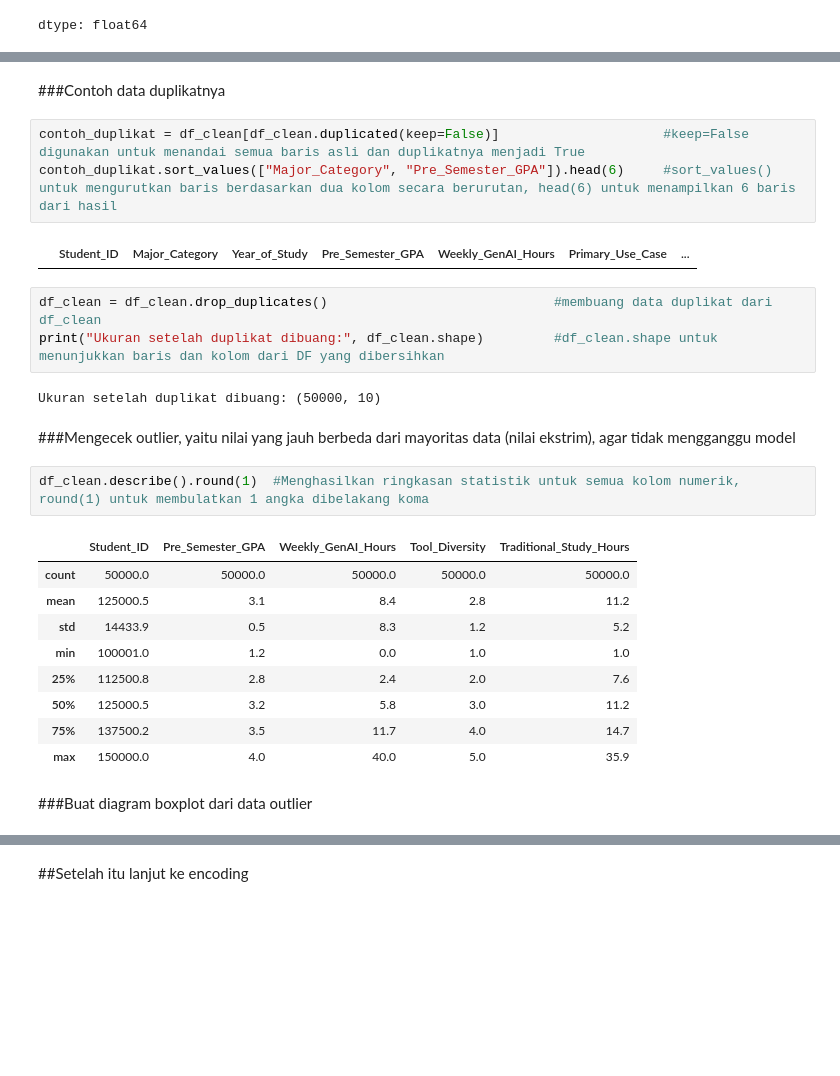
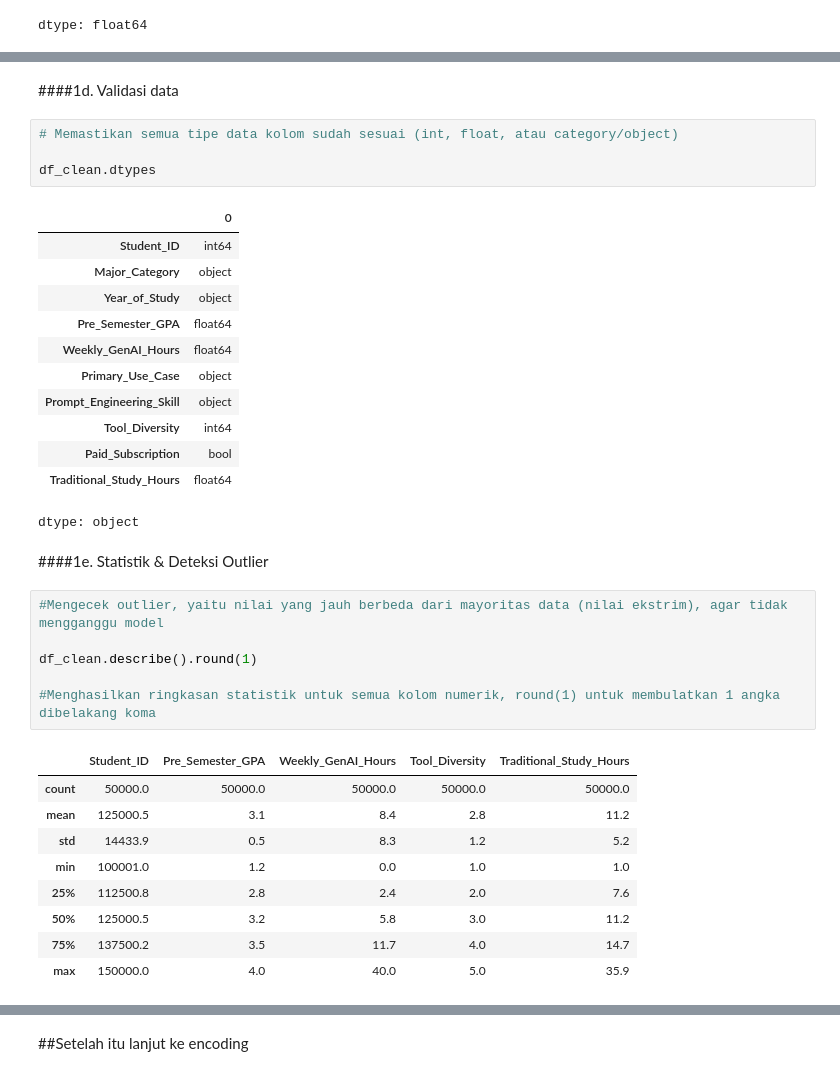
Before and after one commit to Shxrp08/Project_SG_I-Smile_Group6_2026, a Jupyter notebook: Project_SG_Group_6_Rev1.ipynb, the cells around one changed output, grey strips where cells are left out. Saved outputs shown, nothing was run; the diff lists cells and outputs as text; blank space fills up the shorter version.

```diff
--- a/Project_SG_Group_6_Rev1.ipynb
+++ b/Project_SG_Group_6_Rev1.ipynb
@@ -351,19 +367,30 @@ np.int64(0)
 # %% [markdown]
-###Contoh data duplikatnya
+####1d. Validasi data
-# %%
-contoh_duplikat = df_clean[df_clean.duplicated(keep=False)]                     #keep=False digunakan untuk menandai semua baris asli dan duplikatnya menjadi True
-contoh_duplikat.sort_values(["Major_Category", "Pre_Semester_GPA"]).head(6)     #sort_values() untuk mengurutkan baris berdasarkan dua kolom secara berurutan, head(6) untuk menampilkan 6 baris dari hasil
-# %% [output]
-|  | Student_ID | Major_Category | Year_of_Study | Pre_Semester_GPA | Weekly_GenAI_Hours | Primary_Use_Case | ... |
-# %%
-df_clean = df_clean.drop_duplicates()                             #membuang data duplikat dari df_clean
-print("Ukuran setelah duplikat dibuang:", df_clean.shape)         #df_clean.shape untuk menunjukkan baris dan kolom dari DF yang dibersihkan
-# %% [output]
-Ukuran setelah duplikat dibuang: (50000, 10)
-# %% [markdown]
-###Mengecek outlier, yaitu nilai yang jauh berbeda dari mayoritas data (nilai ekstrim), agar tidak mengganggu model
+# %%
+# Memastikan semua tipe data kolom sudah sesuai (int, float, atau category/object)
+
+df_clean.dtypes
+# %% [output]
+|  | 0 |
+| Student_ID | int64 |
+| Major_Category | object |
+| Year_of_Study | object |
+| Pre_Semester_GPA | float64 |
+| Weekly_GenAI_Hours | float64 |
+| Primary_Use_Case | object |
+| Prompt_Engineering_Skill | object |
+| Tool_Diversity | int64 |
+| Paid_Subscription | bool |
+| Traditional_Study_Hours | float64 |
+dtype: object
+# %% [markdown]
+####1e. Statistik & Deteksi Outlier
 # %%
-df_clean.describe().round(1)  #Menghasilkan ringkasan statistik untuk semua kolom numerik, round(1) untuk membulatkan 1 angka dibelakang koma
+#Mengecek outlier, yaitu nilai yang jauh berbeda dari mayoritas data (nilai ekstrim), agar tidak mengganggu model
+
+df_clean.describe().round(1)
+
+#Menghasilkan ringkasan statistik untuk semua kolom numerik, round(1) untuk membulatkan 1 angka dibelakang koma
 # %% [output]
 |  | Student_ID | Pre_Semester_GPA | Weekly_GenAI_Hours | Tool_Diversity | Traditional_Study_Hours |
 | count | 50000.0 | 50000.0 | 50000.0 | 50000.0 | 50000.0 |
@@ -374,6 +401,4 @@ df_clean.describe().round(1)  #Menghasilkan ringkasan statistik untuk semua kolo
 | 50% | 125000.5 | 3.2 | 5.8 | 3.0 | 11.2 |
 | 75% | 137500.2 | 3.5 | 11.7 | 4.0 | 14.7 |
 | max | 150000.0 | 4.0 | 40.0 | 5.0 | 35.9 |
-# %% [markdown]
-###Buat diagram boxplot dari data outlier
 # %%
```
Also changed, not shown: parts of 13 cells of this notebook.
